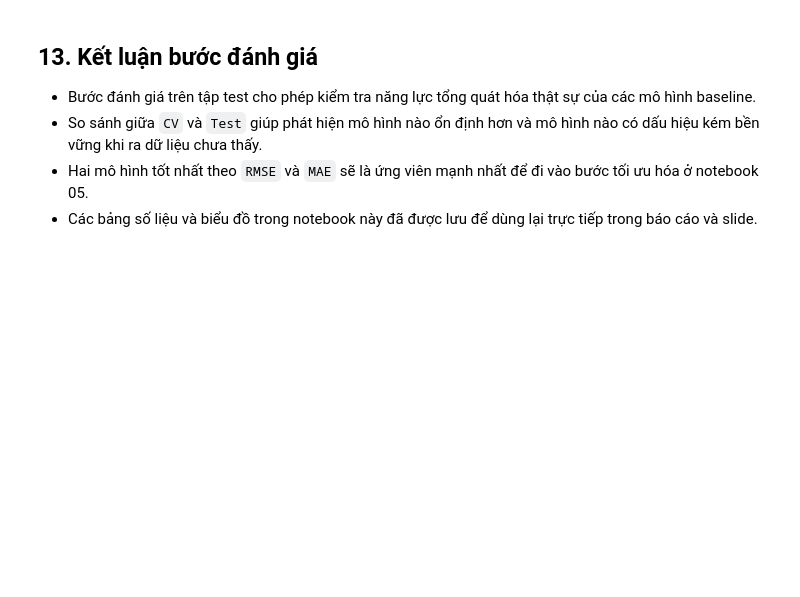
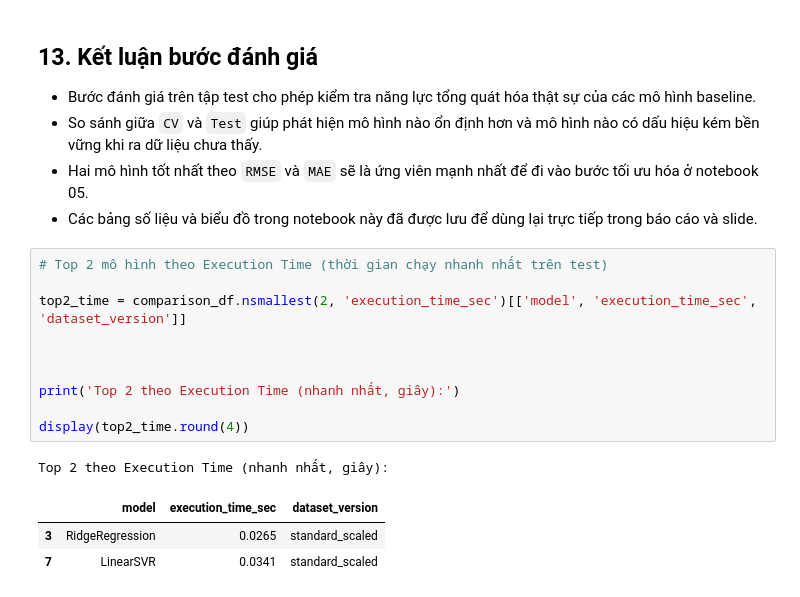
Before and after one commit to Gtvkun-ai/TNTT_Repo_Abalone6, a Jupyter notebook: AbaloneAge/notebooks/04_danh_gia_mo_hinh.ipynb, the cells around one changed output. Drawn from its saved outputs; the diff is of its cells as text; blank space fills up the shorter version.

```diff
--- a/AbaloneAge/notebooks/04_danh_gia_mo_hinh.ipynb
+++ b/AbaloneAge/notebooks/04_danh_gia_mo_hinh.ipynb
@@ -320,3 +351,18 @@ print('Đã lưu toàn bộ kết quả đánh giá trên tập test.')
 - So sánh giữa `CV` và `Test` giúp phát hiện mô hình nào ổn định hơn và mô hình nào có dấu hiệu kém bền vững khi ra dữ liệu chưa thấy.
 - Hai mô hình tốt nhất theo `RMSE` và `MAE` sẽ là ứng viên mạnh nhất để đi vào bước tối ưu hóa ở notebook 05.
 - Các bảng số liệu và biểu đồ trong notebook này đã được lưu để dùng lại trực tiếp trong báo cáo và slide.
+# %%
+# Top 2 mô hình theo Execution Time (thời gian chạy nhanh nhất trên test)
+
+top2_time = comparison_df.nsmallest(2, 'execution_time_sec')[['model', 'execution_time_sec', 'dataset_version']]
+
+
+
+print('Top 2 theo Execution Time (nhanh nhất, giây):')
+
+display(top2_time.round(4))
+# %% [output]
+Top 2 theo Execution Time (nhanh nhất, giây):
+|  | model | execution_time_sec | dataset_version |
+| 3 | RidgeRegression | 0.0265 | standard_scaled |
+| 7 | LinearSVR | 0.0341 | standard_scaled |
```
Also changed, not shown: parts of 6 cells of this notebook, 4 other files.
